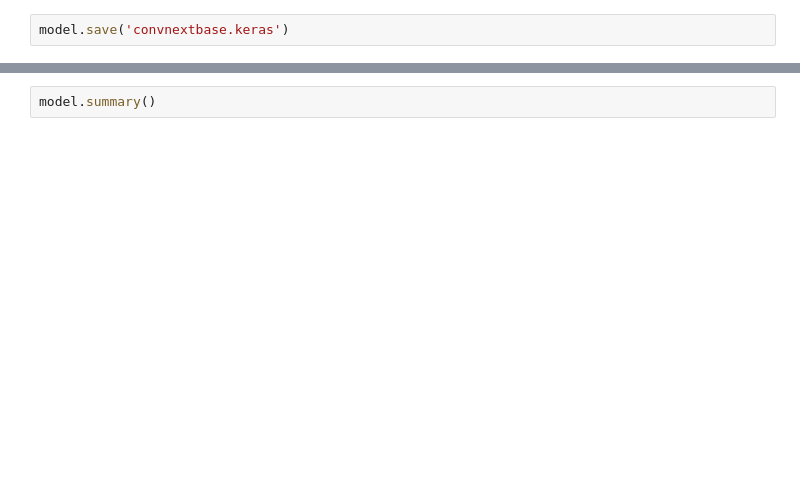
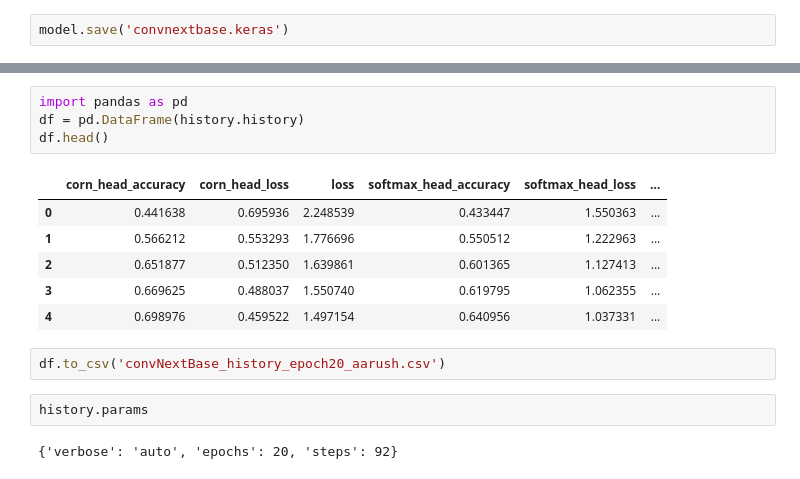
Before and after one commit to w3aarush/DR_Classification_NIT_MCA_Project, a Jupyter notebook: ConvNextBase_2.ipynb, the cells around one changed output, grey strips where cells are left out. Cells and saved outputs as stored; diff of their text form; blank space fills up the shorter version.

```diff
--- a/ConvNextBase_2.ipynb
+++ b/ConvNextBase_2.ipynb
@@ -306,2 +326,17 @@ model.summary()
-# %%
-model.summary()
+# %%
+import pandas as pd
+df = pd.DataFrame(history.history)
+df.head()
+# %% [output]
+|  | corn_head_accuracy | corn_head_loss | loss | softmax_head_accuracy | softmax_head_loss | ... |
+| 0 | 0.441638 | 0.695936 | 2.248539 | 0.433447 | 1.550363 | ... |
+| 1 | 0.566212 | 0.553293 | 1.776696 | 0.550512 | 1.222963 | ... |
+| 2 | 0.651877 | 0.512350 | 1.639861 | 0.601365 | 1.127413 | ... |
+| 3 | 0.669625 | 0.488037 | 1.550740 | 0.619795 | 1.062355 | ... |
+| 4 | 0.698976 | 0.459522 | 1.497154 | 0.640956 | 1.037331 | ... |
+# %%
+df.to_csv('convNextBase_history_epoch20_aarush.csv')
+# %%
+history.params
+# %% [output]
+{'verbose': 'auto', 'epochs': 20, 'steps': 92}
```
Also changed, not shown: parts of 5 cells of this notebook.
